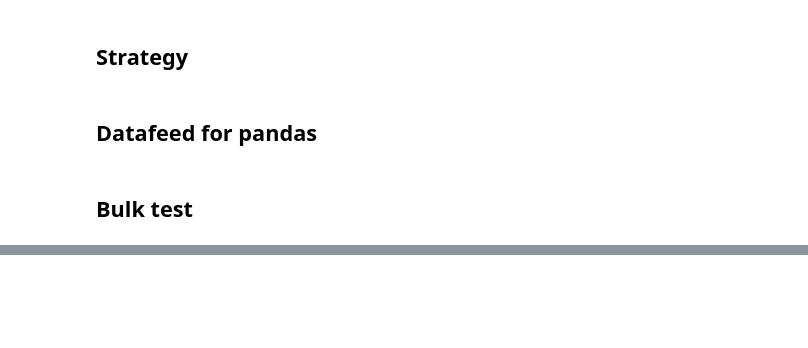
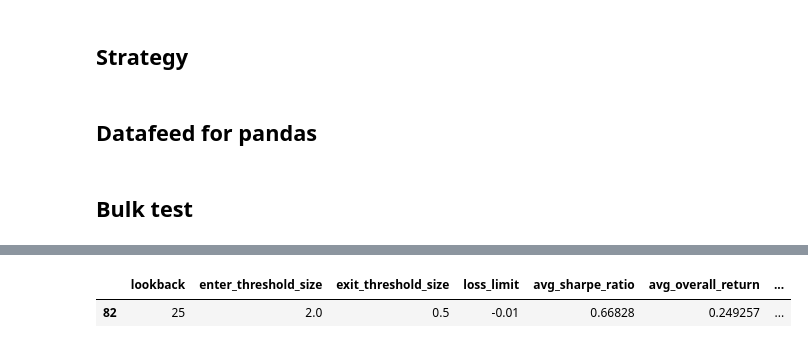
Before and after one commit to wywongbd/pairstrade-fyp-2019, a Jupyter notebook: jupyter-py/5a-Backtest-Distance-Method-Multiple-Pairs.ipynb, the cells around one changed output, grey strips where cells are left out. Saved outputs shown, nothing was run; the diff lists cells and outputs as text; code cells hidden in the pictures; blank space fills up the shorter version.

```diff
--- a/jupyter-py/5a-Backtest-Distance-Method-Multiple-Pairs.ipynb
+++ b/jupyter-py/5a-Backtest-Distance-Method-Multiple-Pairs.ipynb
@@ -563,0 +583,5 @@ macro_results_df
+# %%
+macro_results_df[macro_results_df['avg_overall_return'] == max(macro_results_df['avg_overall_return'])]
+# %% [output]
+|  | lookback | enter_threshold_size | exit_threshold_size | loss_limit | avg_sharpe_ratio | avg_overall_return | ... |
+| 82 | 25 | 2.0 | 0.5 | -0.01 | 0.66828 | 0.249257 | ... |
```
Also changed, not shown: parts of 2 cells of this notebook.
